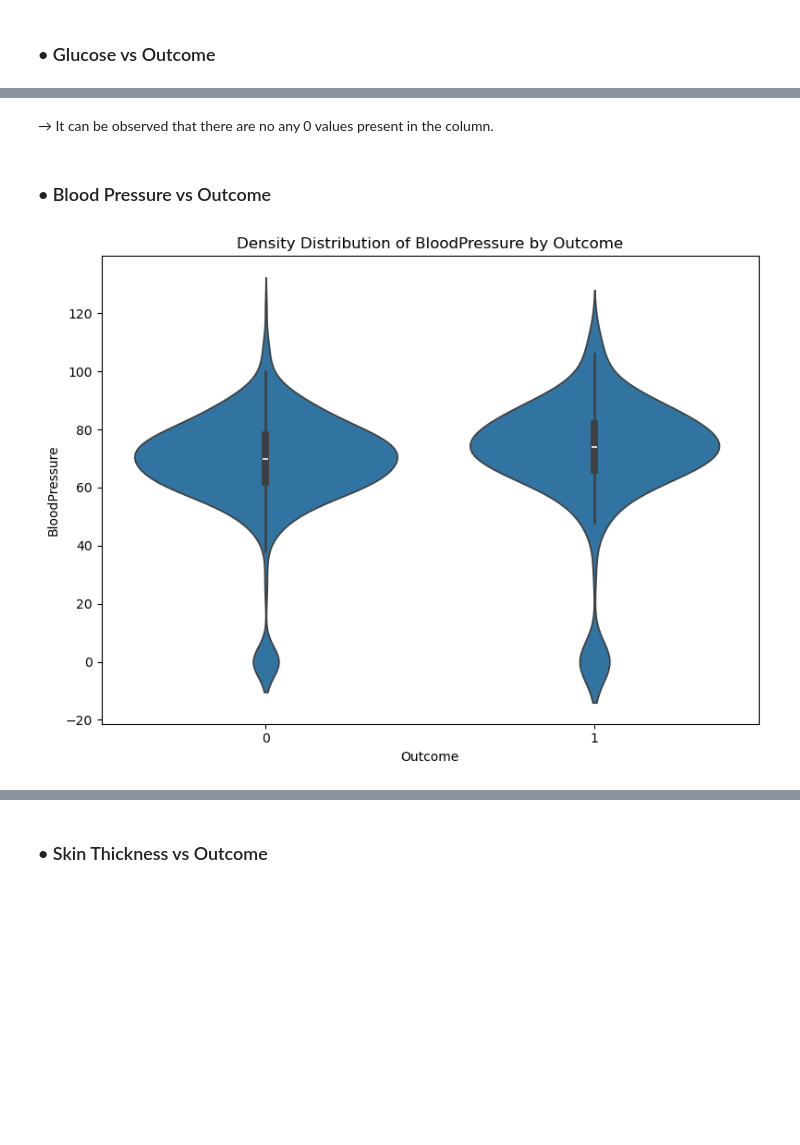
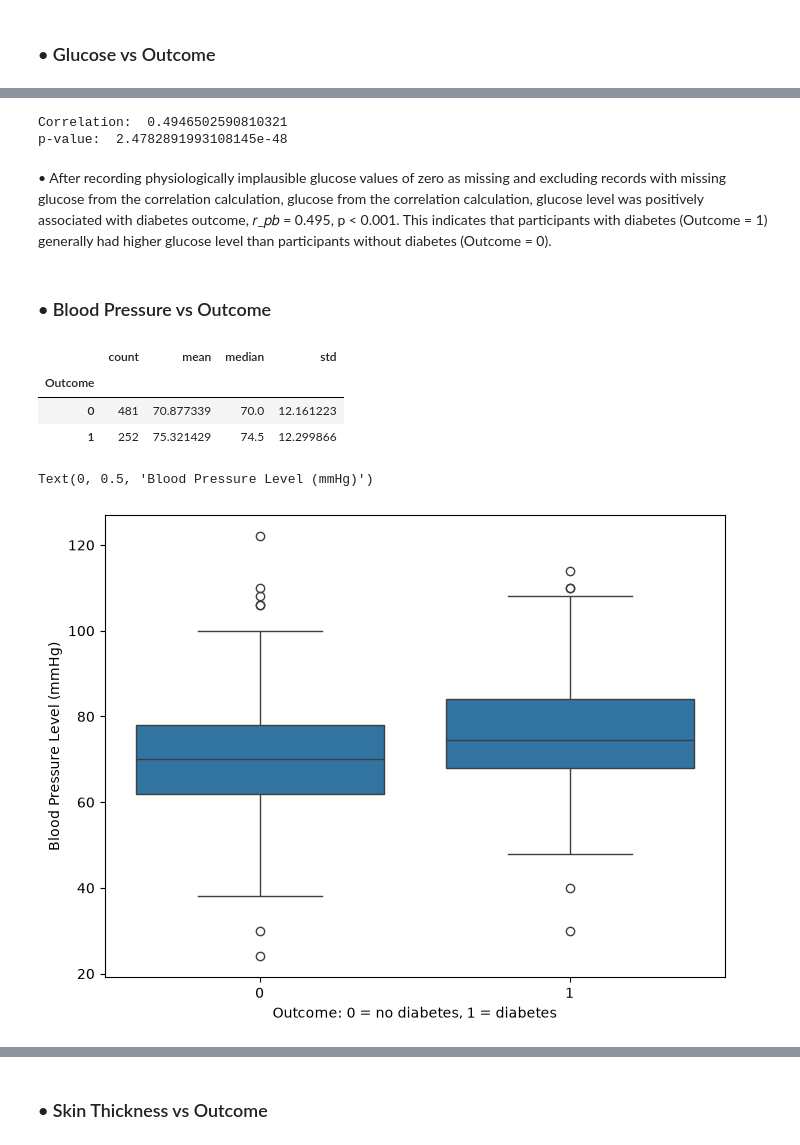
Before and after one commit to Tharmeem1999/Pima_Diabetes_Prediction, a Jupyter notebook: Pima_Diabetes.ipynb, the cells around one changed output, grey strips where cells are left out. Saved outputs shown, nothing was run; the diff lists cells and outputs as text; code cells hidden in the pictures; blank space fills up the shorter version.

```diff
--- a/Pima_Diabetes.ipynb
+++ b/Pima_Diabetes.ipynb
@@ -8,6 +8,6 @@ import seaborn as sns
 # %%
-df1 = pd.read_csv("diabetes.csv")
-df1.head()
+df = pd.read_csv("diabetes.csv")
+df.head()
 # %% [output]
 |  | Pregnancies | Glucose | BloodPressure | SkinThickness | Insulin | BMI | DiabetesPedigreeFunction | Age | ... |
 | 0 | 6 | 148 | 72 | 35 | 0 | 33.6 | 0.627 | 50 | ... |
@@ -44,0 +49,10 @@ df1.describe()
+# %%
+df_clean = df.copy()
+
+invalid_zero_columns = [
+    "Glucose", "BloodPressure", "SkinThickness", "Insulin", "BMI"
+]
+
+df_clean[invalid_zero_columns] = (
+    df_clean[invalid_zero_columns].replace(0, np.nan)
+)
@@ -175,16 +175,40 @@ plt.show()
-# %% [markdown]
-<p>
-    → It can be observed that there are no any 0 values present in the column.
-</p>
+# %%
+from scipy.stats import pointbiserialr
+
+correlation_data = df_clean[["Outcome", "Glucose"]].dropna()
+
+r, p_value = pointbiserialr(
+    correlation_data["Outcome"],
+    correlation_data["Glucose"]
+)
+
+print("Correlation: ", r)
+print("p-value: ", p_value)
+# %% [output]
+Correlation:  0.4946502590810321
+p-value:  2.4782891993108145e-48
+# %% [markdown]
+<p>
+    • After recording physiologically implausible glucose values of zero as missing and excluding records with missing glucose from the correlation calculation, glucose from the correlation calculation, glucose level was positively associated with diabetes outcome, 𝑟_𝑝𝑏 = 0.495, p < 0.001. This indicates that participants with diabetes (Outcome = 1) generally had higher glucose level than participants without diabetes (Outcome = 0).
+</p>
 # %% [markdown]
 ### • Blood Pressure vs Outcome
+# %%
+df_clean.groupby("Outcome")["BloodPressure"].agg(
+    ["count", "mean", "median", "std"]
+)
+# %% [output]
+|  | count | mean | median | std |
+| Outcome |  |  |  |  |
+| 0 | 481 | 70.877339 | 70.0 | 12.161223 |
+| 1 | 252 | 75.321429 | 74.5 | 12.299866 |
 # %%
 plt.figure(figsize=(8, 6))
 
-sns.violinplot(x="Outcome", y="BloodPressure", data=df1)
-plt.title("Density Distribution of BloodPressure by Outcome")
+sns.boxplot(x="Outcome", y="BloodPressure", data=df_clean)
 
-plt.tight_layout()
-plt.show()
+plt.xlabel("Outcome: 0 = no diabetes, 1 = diabetes")
+plt.ylabel("Blood Pressure Level (mmHg)")
 # %% [output]
+Text(0, 0.5, 'Blood Pressure Level (mmHg)')
-[figure, old version]
+[figure, new version]
```
Also changed, not shown: parts of 164 cells of this notebook, 2 other files.
